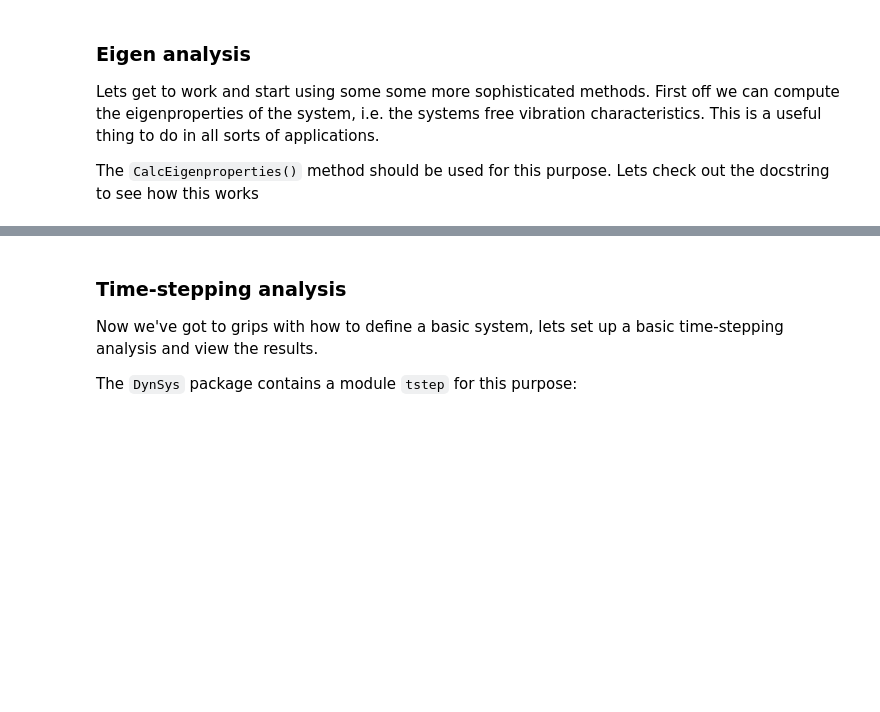
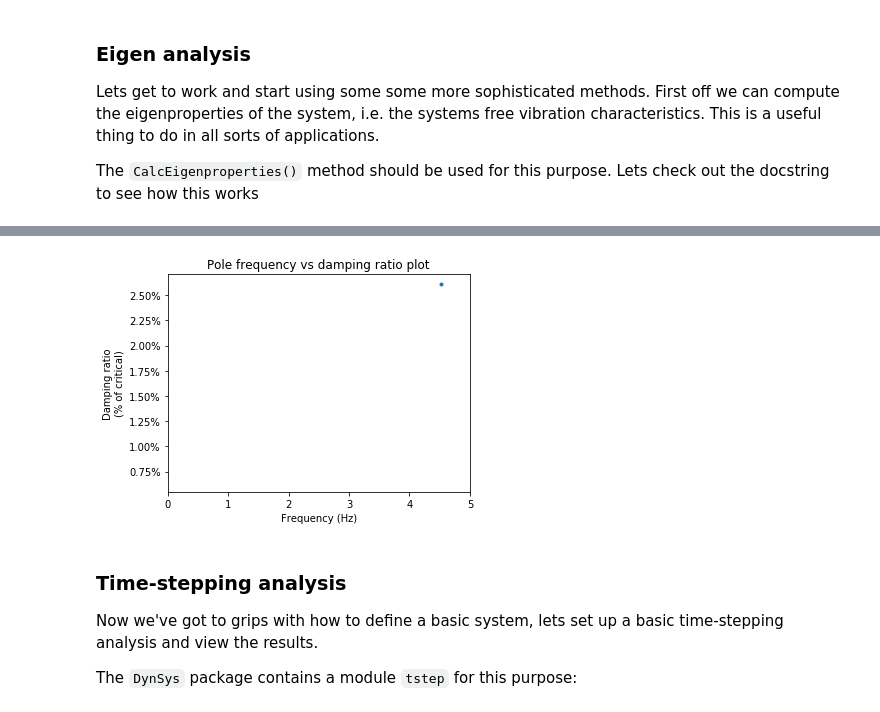
Before and after one commit to MEMAndersen/DynSys, a Jupyter notebook: examples/tutorial.ipynb, the cells around one changed output, grey strips where cells are left out. Drawn from its saved outputs; the diff is of its cells as text; code cells hidden in the pictures; blank space fills up the shorter version.

```diff
--- a/examples/tutorial.ipynb
+++ b/examples/tutorial.ipynb
@@ -304,3 +338,8 @@ ax.get_figure()
+# %%
+ax = eig_results.plot_eigenvalues(plotType=4);
+ax.set_xlim([0.0,5.0]);
+# %% [output]
+[figure, added]
 # %% [markdown]
 ### Time-stepping analysis
 
```
Also changed, not shown: parts of 43 cells of this notebook, 1 other file.
